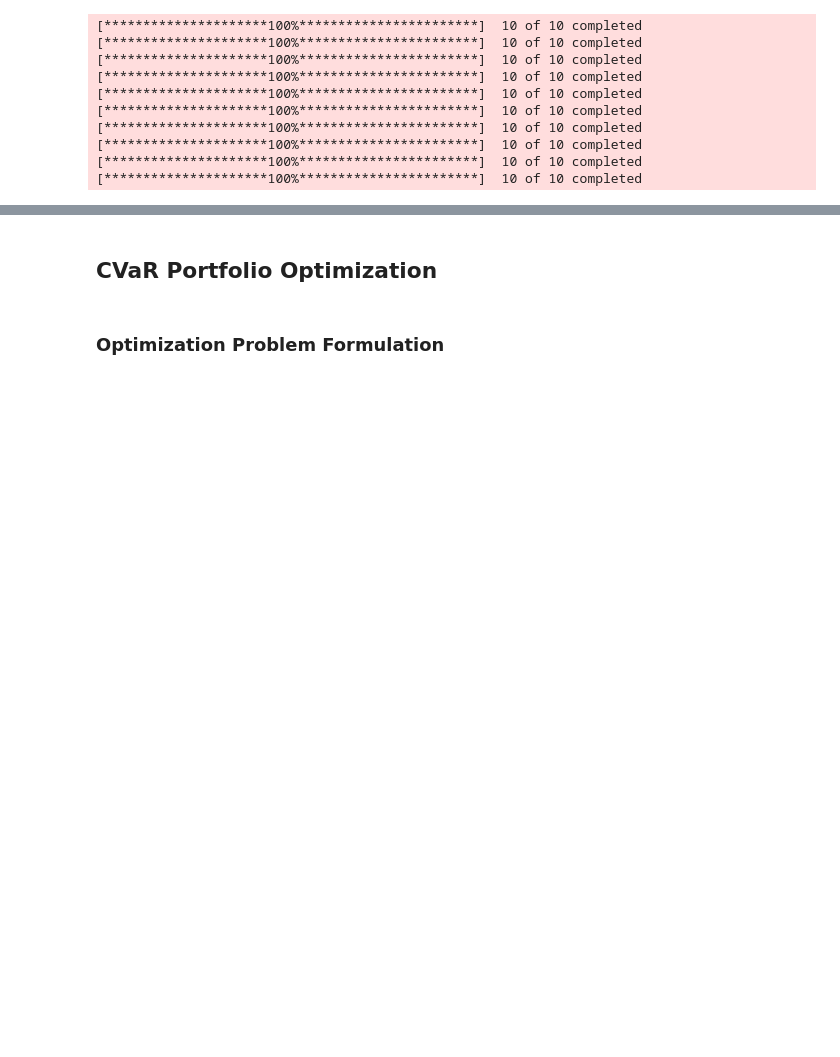
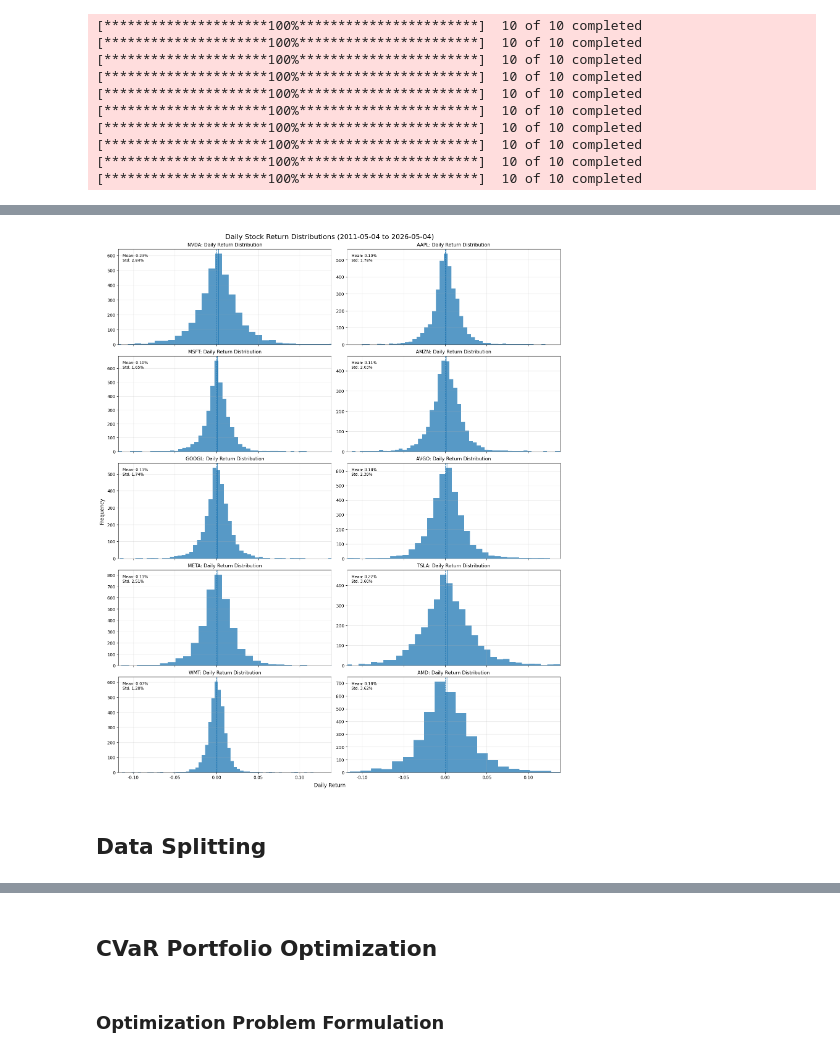
Before and after one commit to JarvisHunter/optimization_final_project, a Jupyter notebook: task2.ipynb, the cells around one changed output, grey strips where cells are left out. Saved outputs shown, nothing was run; the diff lists cells and outputs as text; code cells hidden in the pictures; blank space fills up the shorter version.

```diff
--- a/task2.ipynb
+++ b/task2.ipynb
@@ -97,11 +96,0 @@ Date
-# %%
-# Visualize the distribution of returns for each stock
-fig, axes = plt.subplots(5, 2, figsize=(15, 20))
-for i, ticker in enumerate(tickers):
-    ax = axes[i // 2, i % 2]
-    returns[ticker].hist(bins=50, ax=ax, alpha=0.7)
-    ax.set_title(f'{ticker} Daily Returns Distribution (9 years)')
-    ax.set_xlabel('Daily Return')
-    ax.set_ylabel('Frequency')
-plt.tight_layout()
-plt.show()
@@ -109,0 +110,57 @@ plt.show()
+# %%
+from matplotlib.ticker import FormatStrFormatter, PercentFormatter
+
+# Format dates for visualization title
+start_str = start_date.strftime("%Y-%m-%d")
+end_str = end_date.strftime("%Y-%m-%d")
+
+# Better visualization for stock return distribution
+fig, axes = plt.subplots(
+    5, 2,
+    figsize=(15, 18),
+    sharex=True,
+    constrained_layout=True
+)
+
+axes = axes.flatten()
+
+# common x-range for comparison
+x_min = returns[tickers].quantile(0.005).min()
+x_max = returns[tickers].quantile(0.995).max()
+
+for ax, ticker in zip(axes, tickers):
+    data = returns[ticker].dropna()
+
+    ax.hist(data, bins=60, alpha=0.75)
+    ax.axvline(0, linestyle="--", linewidth=1)
+    ax.axvline(data.mean(), linestyle="-", linewidth=1)
+
+    ax.set_title(f"{ticker}: Daily Return Distribution", fontsize=11)
+    ax.set_xlim(x_min, x_max)
+
+    # show raw return values on x-axis
+    ax.xaxis.set_major_formatter(FormatStrFormatter('%.2f'))
+
+    ax.grid(True, alpha=0.3)
+
+    ax.text(
+        0.02, 0.95,
+        f"Mean: {data.mean():.2%}\nStd: {data.std():.2%}",
+        transform=ax.transAxes,
+        va="top",
+        fontsize=9
+    )
+
+fig.suptitle(
+    f"Daily Stock Return Distributions ({start_str} to {end_str})",
+    fontsize=16
+)
+
+fig.supxlabel("Daily Return")
+fig.supylabel("Frequency")
+
+plt.show()
+# %% [output]
+[figure, added]
+# %% [markdown]
+## Data Splitting
```
Also changed, not shown: parts of 33 cells of this notebook, 1 other file.
